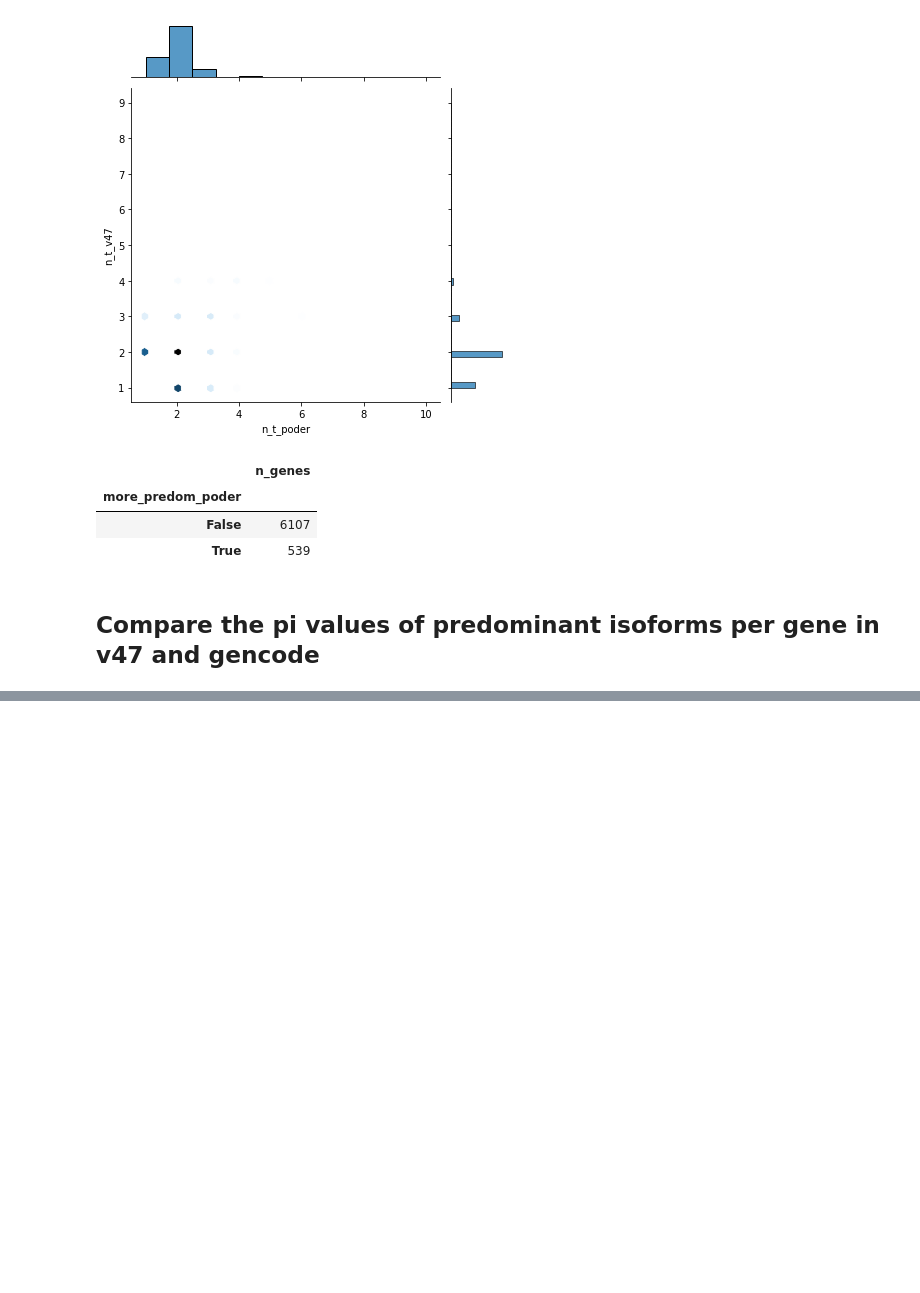
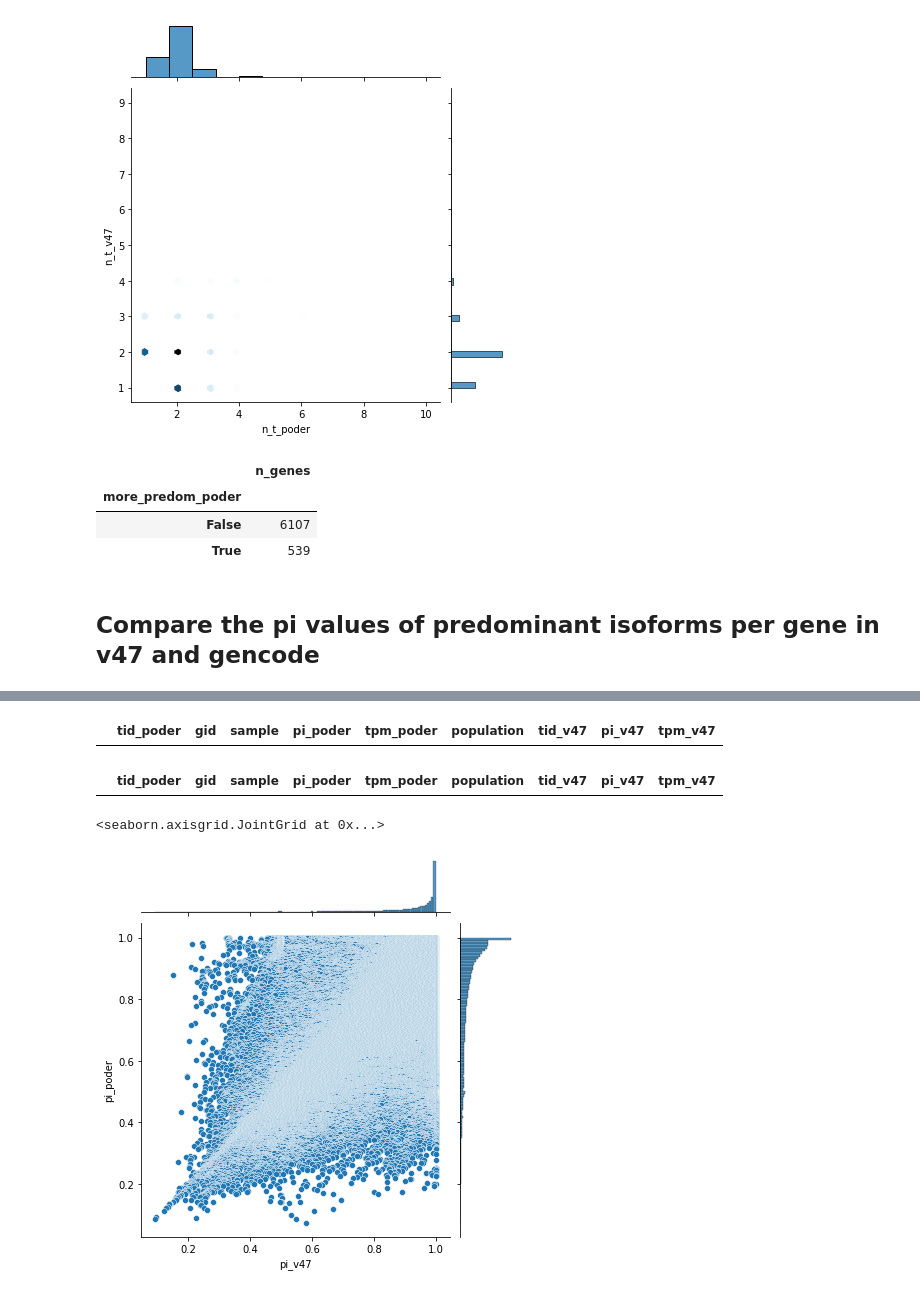
Before and after one commit to fairliereese/240903_pt, a Jupyter notebook: analysis/v47_v_poder_pi_vals.ipynb, the cells around one changed output, grey strips where cells are left out. Saved outputs shown, nothing was run; the diff lists cells and outputs as text; code cells hidden in the pictures; blank space fills up the shorter version.

Commit message:
update w/ code to merge gencode and poder annots

```diff
--- a/analysis/v47_v_poder_pi_vals.ipynb
+++ b/analysis/v47_v_poder_pi_vals.ipynb
@@ -144,3 +144,9 @@ gc_df = get_melted_pi_tpm_table('v47', 5)
 
 gc_df = gc_df.sort_values(by='pi', ascending=False)
 gc_df = gc_df.drop_duplicates(subset=['gid', 'sample'], keep='first')
+# %%
+# get predominant transcripts for poder
+df = get_melted_pi_tpm_table('poder', 5)
+
+df = df.sort_values(by='pi', ascending=False)
+df = df.drop_duplicates(subset=['gid', 'sample'], keep='first')
@@ -146,0 +171,17 @@ gc_df = gc_df.drop_duplicates(subset=['gid', 'sample'], keep='first')
+# %%
+df = df.merge(gc_df, how='inner',
+              on=['gid', 'population', 'sample'],
+              suffixes=('_poder', '_v47'))
+# %%
+df.loc[df.pi_poder.isnull()]
+# %% [output]
+|  | tid_poder | gid | sample | pi_poder | tpm_poder | population | tid_v47 | pi_v47 | tpm_v47 |
+# %%
+df.loc[df.pi_v47.isnull()]
+# %% [output]
+|  | tid_poder | gid | sample | pi_poder | tpm_poder | population | tid_v47 | pi_v47 | tpm_v47 |
+# %%
+sns.jointplot(df, x='pi_v47', y='pi_poder')#, title='v47 vs. PODER predominant isoform PI values')
+# %% [output]
+<seaborn.axisgrid.JointGrid at 0x...>
+[figure, added]
```
Also changed, not shown: parts of 2 cells of this notebook, 5 other files.
